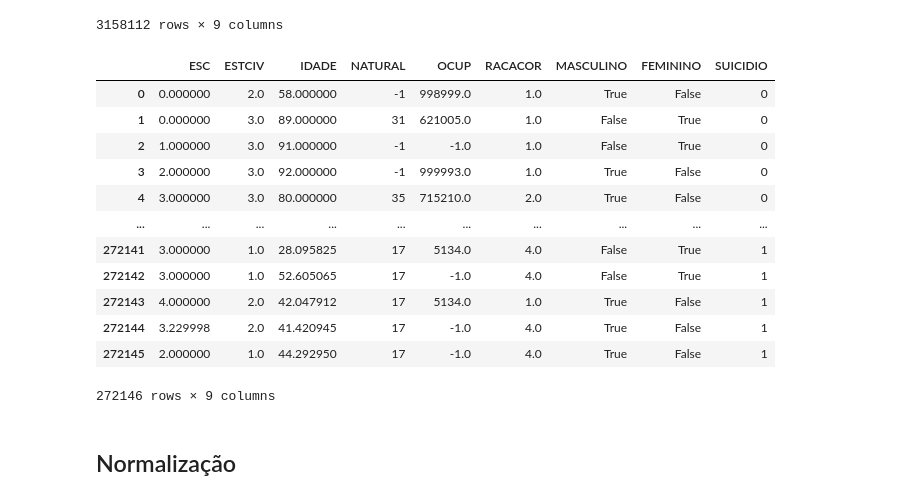
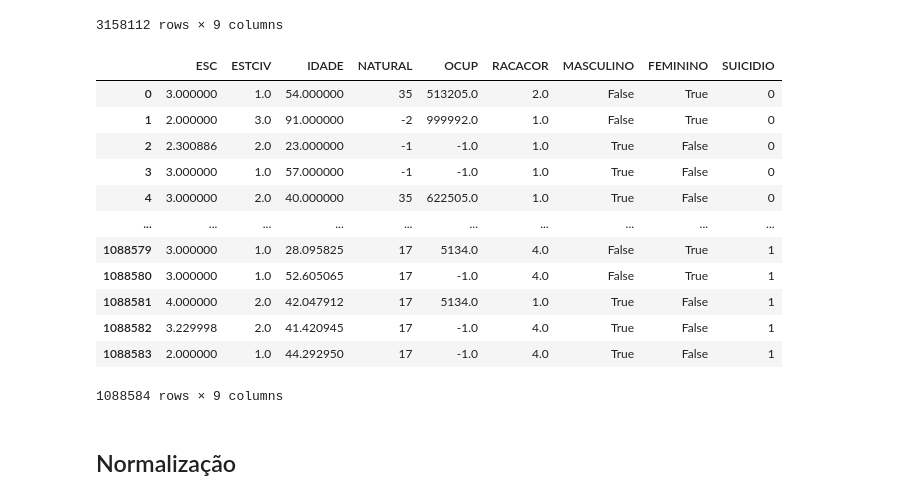
Before and after one commit to dougAlvs/apoio-a-vida, a Jupyter notebook: notebooks/pre_processing_balanced_prototype.ipynb, the cells around one changed output. Cells and saved outputs as stored; diff of their text form; code cells hidden in the pictures.

```diff
--- a/notebooks/pre_processing_balanced_prototype.ipynb
+++ b/notebooks/pre_processing_balanced_prototype.ipynb
@@ -1273,25 +1273,25 @@ balanced_df
 # %%
 suicidio_0 = balanced_df[balanced_df['SUICIDIO'] == 0]
 suicidio_1 = balanced_df[balanced_df['SUICIDIO'] == 1]
 
-suicidio_0 = suicidio_0.sample(n=len(suicidio_1), replace=False)
+suicidio_0 = suicidio_0.sample(n=len(suicidio_1)*7, replace=False)
 
 balanced_df = pd.concat((suicidio_0, suicidio_1), ignore_index=True).reset_index(drop=True)
 balanced_df
 # %% [output]
 |  | ESC | ESTCIV | IDADE | NATURAL | OCUP | RACACOR | MASCULINO | FEMININO | SUICIDIO |
-| 0 | 0.000000 | 2.0 | 58.000000 | -1 | 998999.0 | 1.0 | True | False | 0 |
-| 1 | 0.000000 | 3.0 | 89.000000 | 31 | 621005.0 | 1.0 | False | True | 0 |
-| 2 | 1.000000 | 3.0 | 91.000000 | -1 | -1.0 | 1.0 | False | True | 0 |
-| 3 | 2.000000 | 3.0 | 92.000000 | -1 | 999993.0 | 1.0 | True | False | 0 |
-| 4 | 3.000000 | 3.0 | 80.000000 | 35 | 715210.0 | 2.0 | True | False | 0 |
+| 0 | 3.000000 | 1.0 | 54.000000 | 35 | 513205.0 | 2.0 | False | True | 0 |
+| 1 | 2.000000 | 3.0 | 91.000000 | -2 | 999992.0 | 1.0 | False | True | 0 |
+| 2 | 2.300886 | 2.0 | 23.000000 | -1 | -1.0 | 1.0 | True | False | 0 |
+| 3 | 3.000000 | 1.0 | 57.000000 | -1 | -1.0 | 1.0 | True | False | 0 |
+| 4 | 3.000000 | 2.0 | 40.000000 | 35 | 622505.0 | 1.0 | True | False | 0 |
 | ... | ... | ... | ... | ... | ... | ... | ... | ... | ... |
-| 272141 | 3.000000 | 1.0 | 28.095825 | 17 | 5134.0 | 4.0 | False | True | 1 |
-| 272142 | 3.000000 | 1.0 | 52.605065 | 17 | -1.0 | 4.0 | False | True | 1 |
-| 272143 | 4.000000 | 2.0 | 42.047912 | 17 | 5134.0 | 1.0 | True | False | 1 |
-| 272144 | 3.229998 | 2.0 | 41.420945 | 17 | -1.0 | 4.0 | True | False | 1 |
-| 272145 | 2.000000 | 1.0 | 44.292950 | 17 | -1.0 | 4.0 | True | False | 1 |
+| 1088579 | 3.000000 | 1.0 | 28.095825 | 17 | 5134.0 | 4.0 | False | True | 1 |
+| 1088580 | 3.000000 | 1.0 | 52.605065 | 17 | -1.0 | 4.0 | False | True | 1 |
+| 1088581 | 4.000000 | 2.0 | 42.047912 | 17 | 5134.0 | 1.0 | True | False | 1 |
+| 1088582 | 3.229998 | 2.0 | 41.420945 | 17 | -1.0 | 4.0 | True | False | 1 |
+| 1088583 | 2.000000 | 1.0 | 44.292950 | 17 | -1.0 | 4.0 | True | False | 1 |
-272146 rows × 9 columns
+1088584 rows × 9 columns
 # %% [markdown]
 ## Normalização
 # %% [markdown]
```
Also changed, not shown: parts of 1 cell of this notebook, 3 other files.
